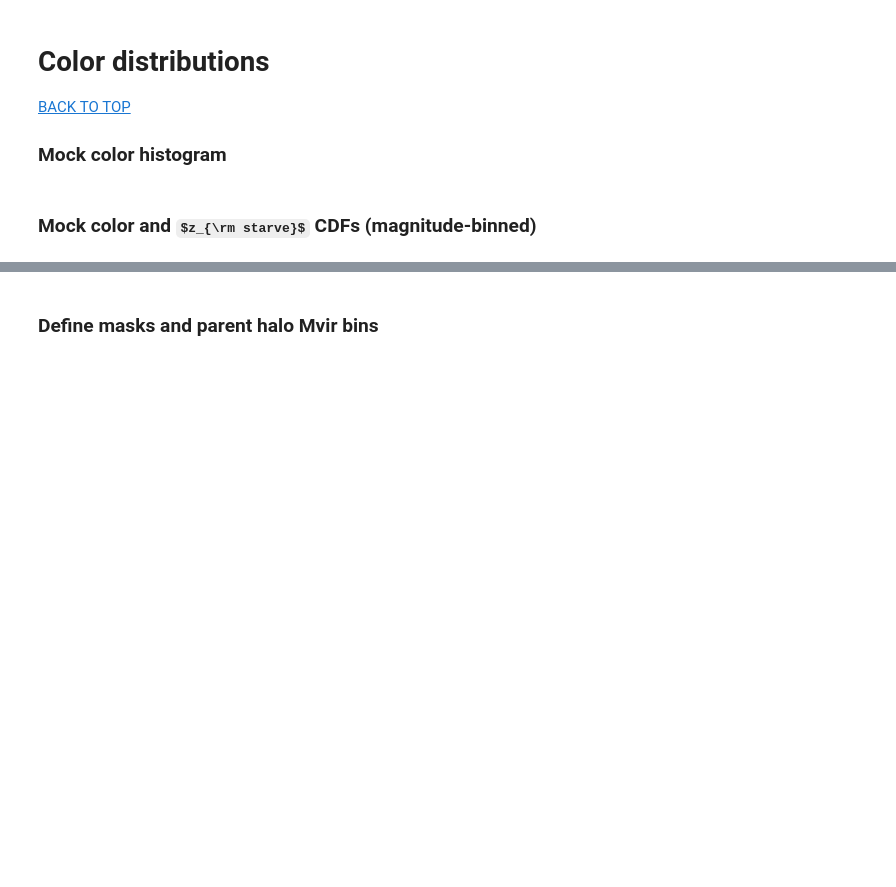
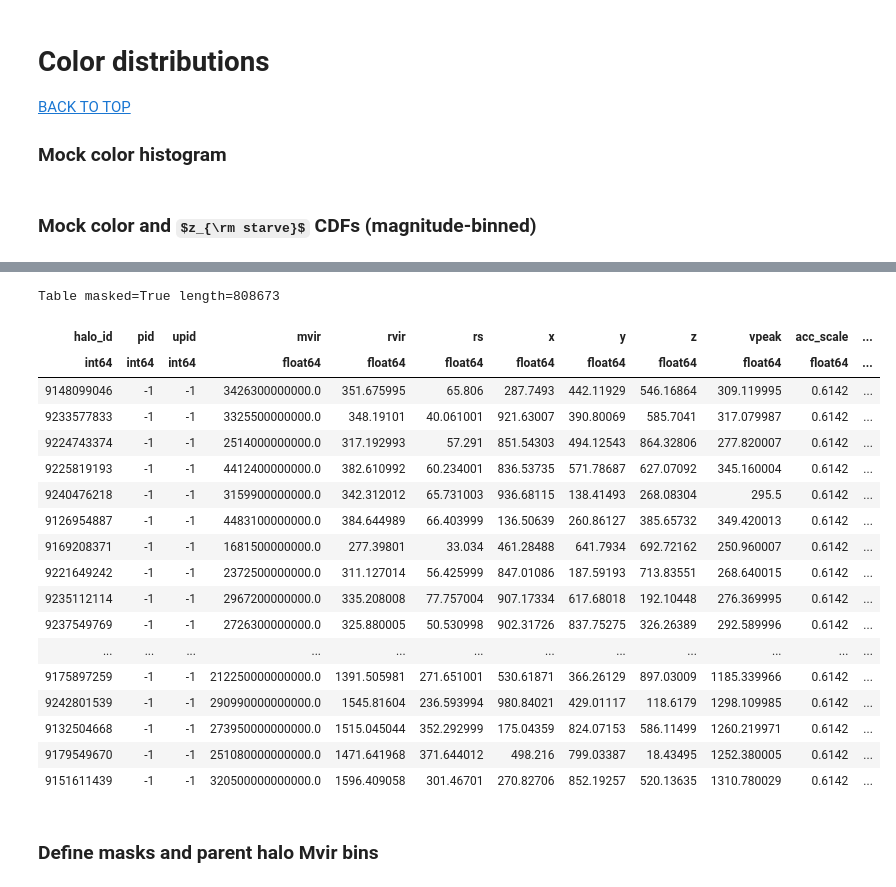
Before and after one commit to angelaberti/desi_lrg_sham, a Jupyter notebook: figures.ipynb, the cells around one changed output, grey strips where cells are left out. Drawn from its saved outputs; the diff is of its cells as text; code cells hidden in the pictures; some formulas as TeX source; blank space fills up the shorter version.

```diff
--- a/figures.ipynb
+++ b/figures.ipynb
@@ -1013,3 +1283,25 @@ Wall time: 1min 59s
+# %%
+cat_lumcut
+# %% [output]
+Table masked=True length=808673
+| halo_id | pid | upid | mvir | rvir | rs | x | y | z | vpeak | acc_scale | ... |
+| int64 | int64 | int64 | float64 | float64 | float64 | float64 | float64 | float64 | float64 | float64 | ... |
+| 9148099046 | -1 | -1 | 3426300000000.0 | 351.675995 | 65.806 | 287.7493 | 442.11929 | 546.16864 | 309.119995 | 0.6142 | ... |
+| 9233577833 | -1 | -1 | 3325500000000.0 | 348.19101 | 40.061001 | 921.63007 | 390.80069 | 585.7041 | 317.079987 | 0.6142 | ... |
+| 9224743374 | -1 | -1 | 2514000000000.0 | 317.192993 | 57.291 | 851.54303 | 494.12543 | 864.32806 | 277.820007 | 0.6142 | ... |
+| 9225819193 | -1 | -1 | 4412400000000.0 | 382.610992 | 60.234001 | 836.53735 | 571.78687 | 627.07092 | 345.160004 | 0.6142 | ... |
+| 9240476218 | -1 | -1 | 3159900000000.0 | 342.312012 | 65.731003 | 936.68115 | 138.41493 | 268.08304 | 295.5 | 0.6142 | ... |
+| 9126954887 | -1 | -1 | 4483100000000.0 | 384.644989 | 66.403999 | 136.50639 | 260.86127 | 385.65732 | 349.420013 | 0.6142 | ... |
+| 9169208371 | -1 | -1 | 1681500000000.0 | 277.39801 | 33.034 | 461.28488 | 641.7934 | 692.72162 | 250.960007 | 0.6142 | ... |
+| 9221649242 | -1 | -1 | 2372500000000.0 | 311.127014 | 56.425999 | 847.01086 | 187.59193 | 713.83551 | 268.640015 | 0.6142 | ... |
+| 9235112114 | -1 | -1 | 2967200000000.0 | 335.208008 | 77.757004 | 907.17334 | 617.68018 | 192.10448 | 276.369995 | 0.6142 | ... |
+| 9237549769 | -1 | -1 | 2726300000000.0 | 325.880005 | 50.530998 | 902.31726 | 837.75275 | 326.26389 | 292.589996 | 0.6142 | ... |
+| ... | ... | ... | ... | ... | ... | ... | ... | ... | ... | ... | ... |
+| 9175897259 | -1 | -1 | 212250000000000.0 | 1391.505981 | 271.651001 | 530.61871 | 366.26129 | 897.03009 | 1185.339966 | 0.6142 | ... |
+| 9242801539 | -1 | -1 | 290990000000000.0 | 1545.81604 | 236.593994 | 980.84021 | 429.01117 | 118.6179 | 1298.109985 | 0.6142 | ... |
+| 9132504668 | -1 | -1 | 273950000000000.0 | 1515.045044 | 352.292999 | 175.04359 | 824.07153 | 586.11499 | 1260.219971 | 0.6142 | ... |
+| 9179549670 | -1 | -1 | 251080000000000.0 | 1471.641968 | 371.644012 | 498.216 | 799.03387 | 18.43495 | 1252.380005 | 0.6142 | ... |
+| 9151611439 | -1 | -1 | 320500000000000.0 | 1596.409058 | 301.46701 | 270.82706 | 852.19257 | 520.13635 | 1310.780029 | 0.6142 | ... |
 # %% [markdown]
 ### Define masks and parent halo Mvir bins
 # %%
```
Also changed, not shown: parts of 84 cells of this notebook, 27 other files.
